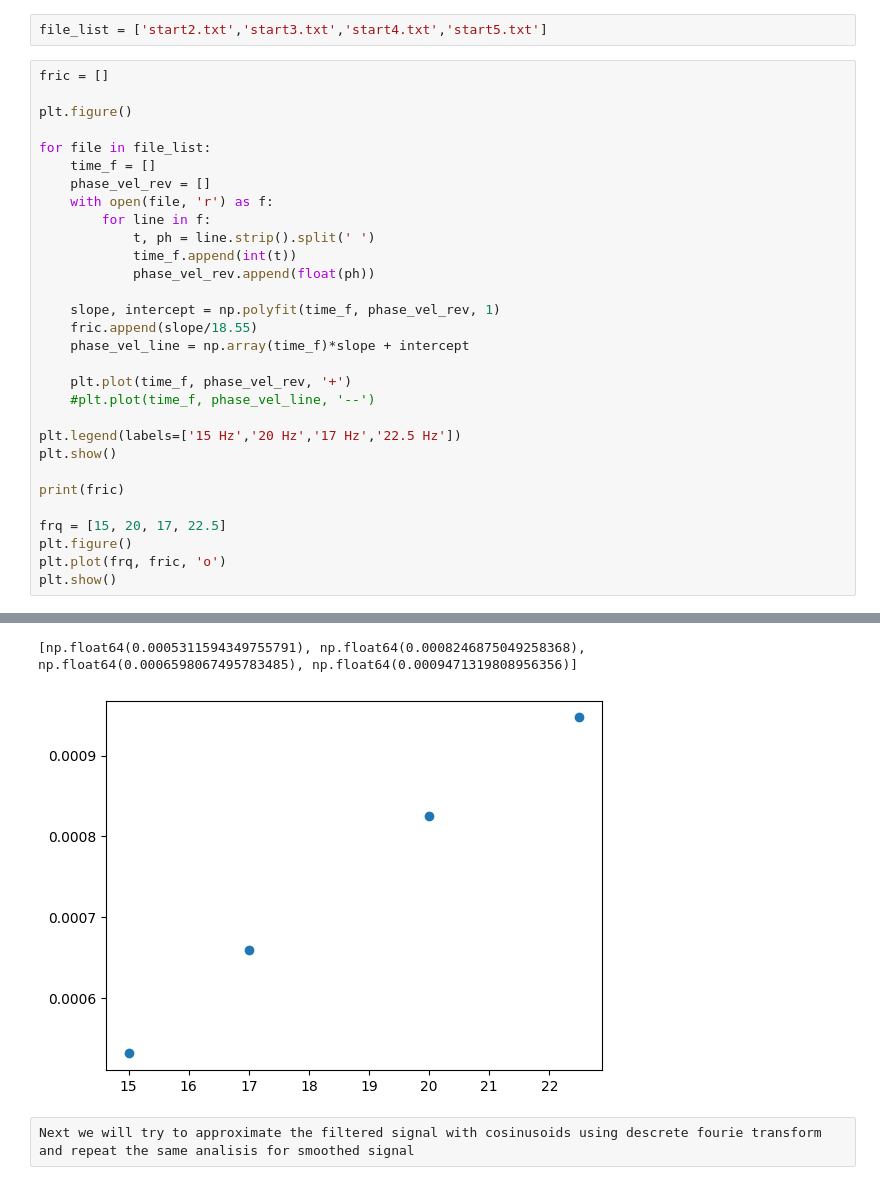
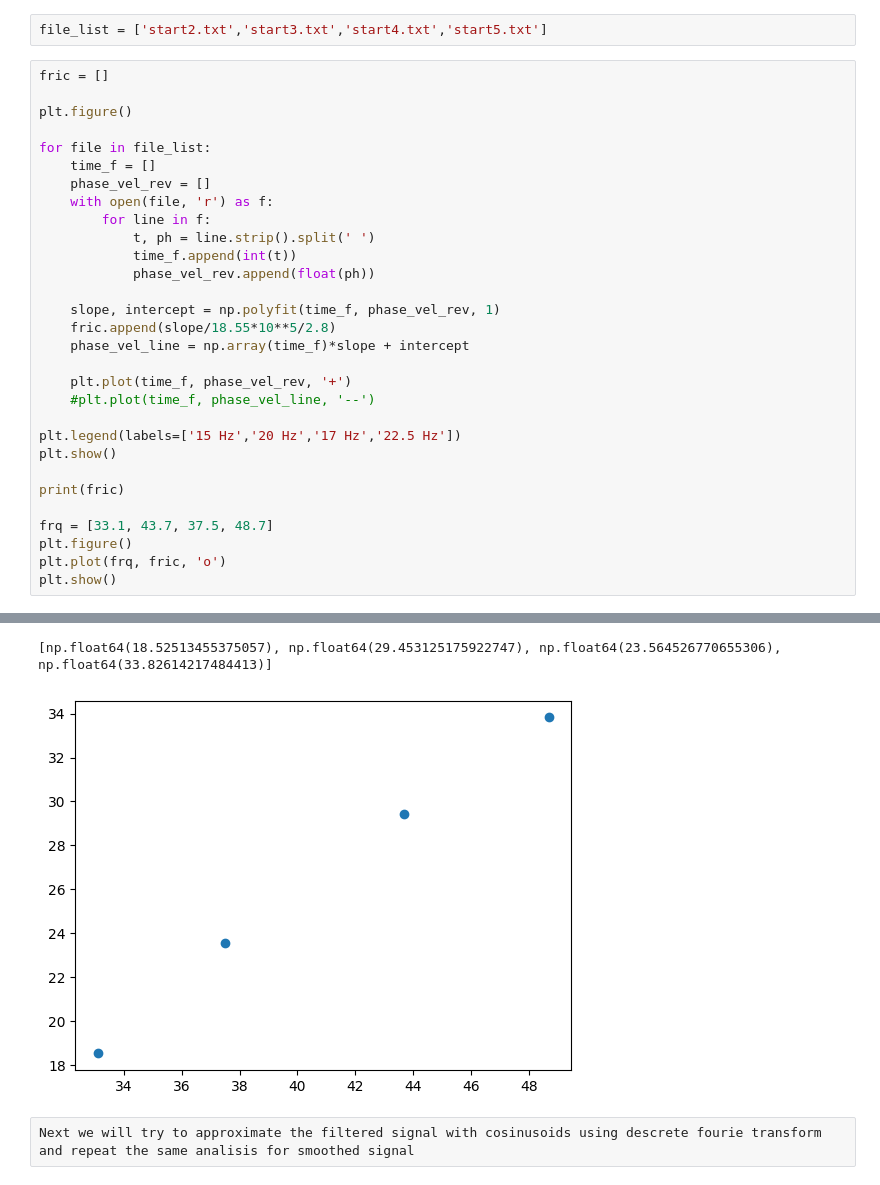
Before and after one commit to annamogo/DiplomaLISF, a Jupyter notebook: sequence_image_anal.ipynb, the cells around one changed output, grey strips where cells are left out. Cells and saved outputs as stored; diff of their text form.

```diff
--- a/sequence_image_anal.ipynb
+++ b/sequence_image_anal.ipynb
@@ -191,7 +197,7 @@ for file in file_list:
             phase_vel_rev.append(float(ph))
 
     slope, intercept = np.polyfit(time_f, phase_vel_rev, 1)
-    fric.append(slope/18.55)
+    fric.append(slope/18.55*10**5/2.8)
     phase_vel_line = np.array(time_f)*slope + intercept
 
     plt.plot(time_f, phase_vel_rev, '+')
@@ -202,7 +208,7 @@ plt.show()
 
 print(fric)
 
-frq = [15, 20, 17, 22.5]
+frq = [33.1, 43.7, 37.5, 48.7]
 plt.figure()
 plt.plot(frq, fric, 'o')
 plt.show()
@@ -211,5 +217,5 @@ plt.show()
-[np.float64(0.0005311594349755791), np.float64(0.0008246875049258368), np.float64(0.0006598067495783485), np.float64(0.0009471319808956356)]
+[np.float64(18.52513455375057), np.float64(29.453125175922747), np.float64(23.564526770655306), np.float64(33.82614217484413)]
-[figure, old version]
+[figure, new version]
 # %% [raw]
 Next we will try to approximate the filtered signal with cosinusoids using descrete fourie transform
 and repeat the same analisis for smoothed signal
```
Also changed, not shown: parts of 9 cells of this notebook.
